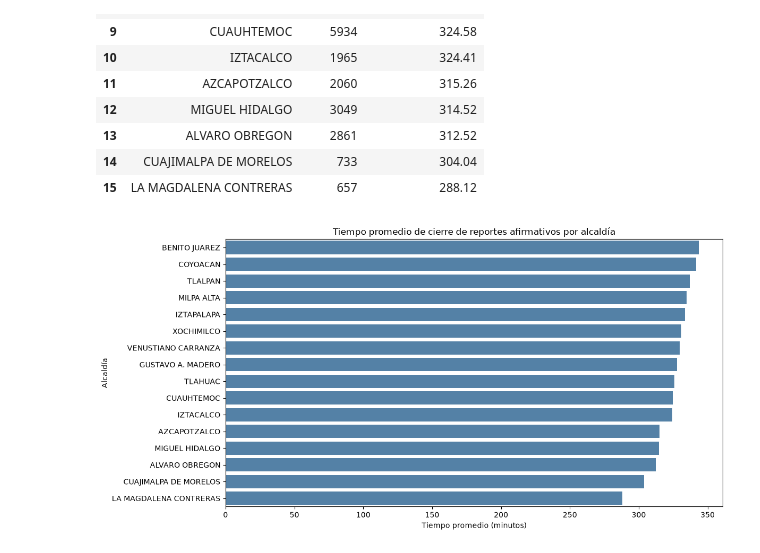
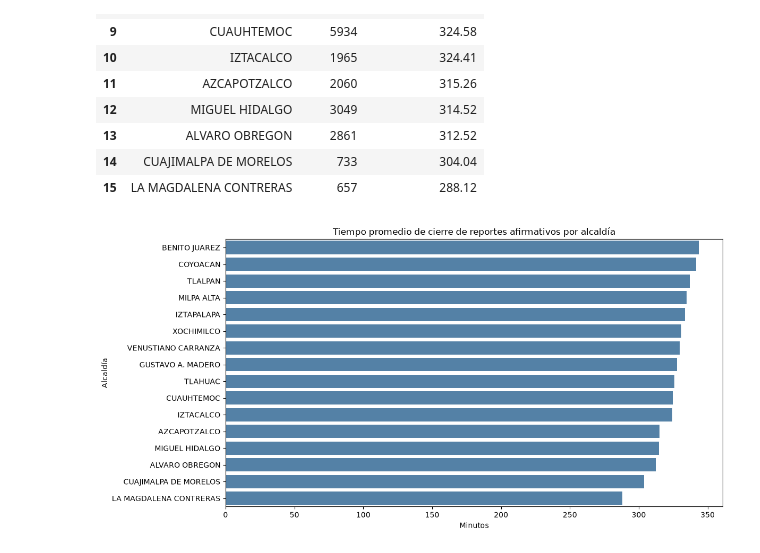
Before and after one commit to JafetR19/ds-project-team1-CGNR-JASR, a Jupyter notebook: notebooks/nb02_preguntas_visualizaciones.ipynb, the cells around one changed output. Cells and saved outputs as stored; diff of their text form; code cells hidden in the pictures.

```diff
--- a/notebooks/nb02_preguntas_visualizaciones.ipynb
+++ b/notebooks/nb02_preguntas_visualizaciones.ipynb
@@ -279,17 +279,17 @@ display(tabla_afirmativos)
 # %%
 plt.figure(figsize=(12, 6))
 
 sns.barplot(
     data=tabla_afirmativos,
     x='tiempo_promedio',
     y='alcaldia_inicio',
     color='steelblue'
 )
 
 plt.title('Tiempo promedio de cierre de reportes afirmativos por alcaldía')
-plt.xlabel('Tiempo promedio (minutos)')
+plt.xlabel('Minutos')
 plt.ylabel('Alcaldía')
 plt.tight_layout()
 plt.show()
 # %% [output]
-[figure, old version]
+[figure, new version]
```
Also changed, not shown: parts of 3 cells of this notebook.
